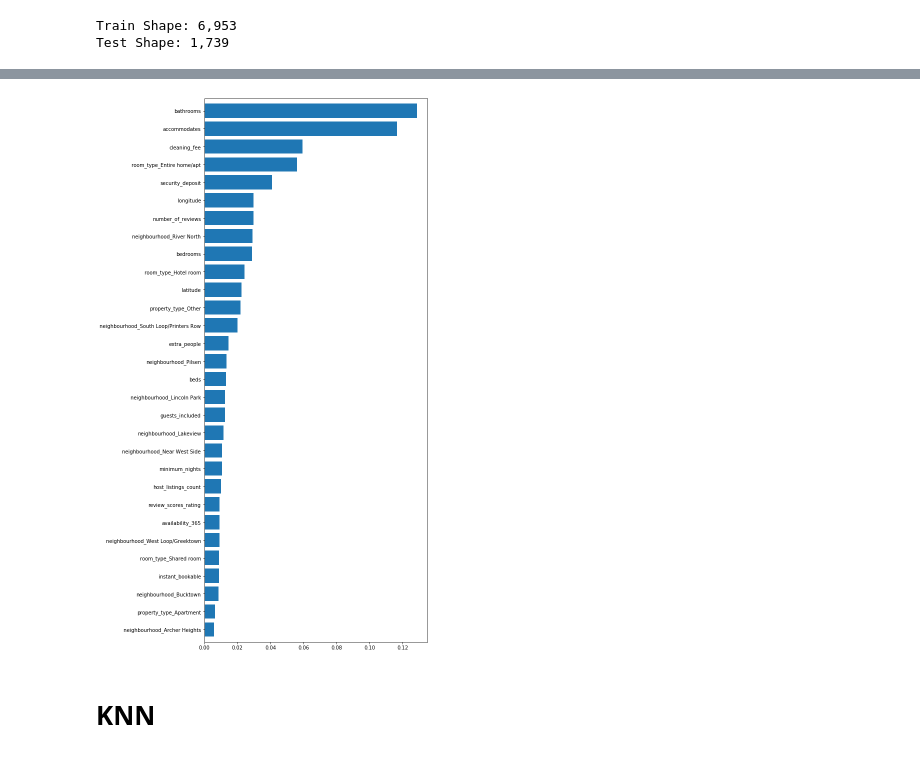
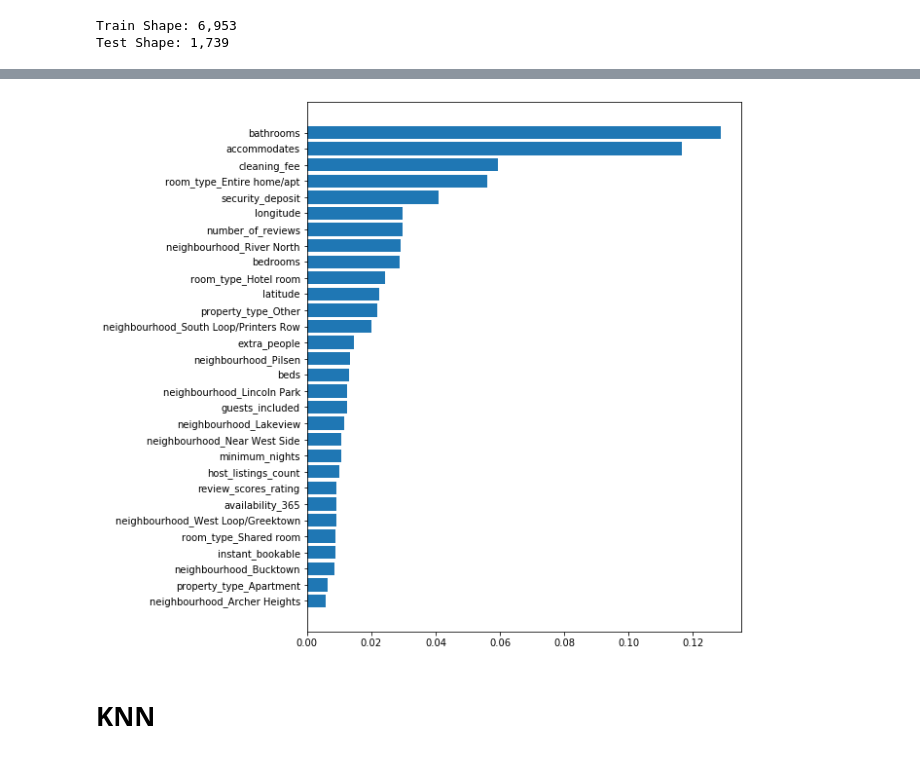
Before and after one commit to HeyPeterPark/NU_Project4, a Jupyter notebook: test_book_xgb.ipynb, the cells around one changed output, grey strips where cells are left out. Drawn from its saved outputs; the diff is of its cells as text; code cells hidden in the pictures.

```diff
--- a/test_book_xgb.ipynb
+++ b/test_book_xgb.ipynb
@@ -661,16 +661,17 @@ OrderedDict([('latitude', 73),
 # %%
 temp = pd.DataFrame(xgb_clf.feature_importances_, columns=['weight'], index = X_train.columns)
 temp.sort_values('weight', inplace=True)
 
 # plotting top 30
 temp = temp.iloc[84:-1]
 
-plt.figure(figsize=(8,20))
+plt.figure(figsize=(8,10))
 plt.barh(temp.index, temp.weight)
-plt.margins(y=0.01)
+
+del temp
 plt.show()
 # %% [output]
-[figure, old version]
+[figure, new version]
 # %% [markdown]
 # KNN
 # %% [markdown]
```
Also changed, not shown: parts of 3 cells of this notebook.
